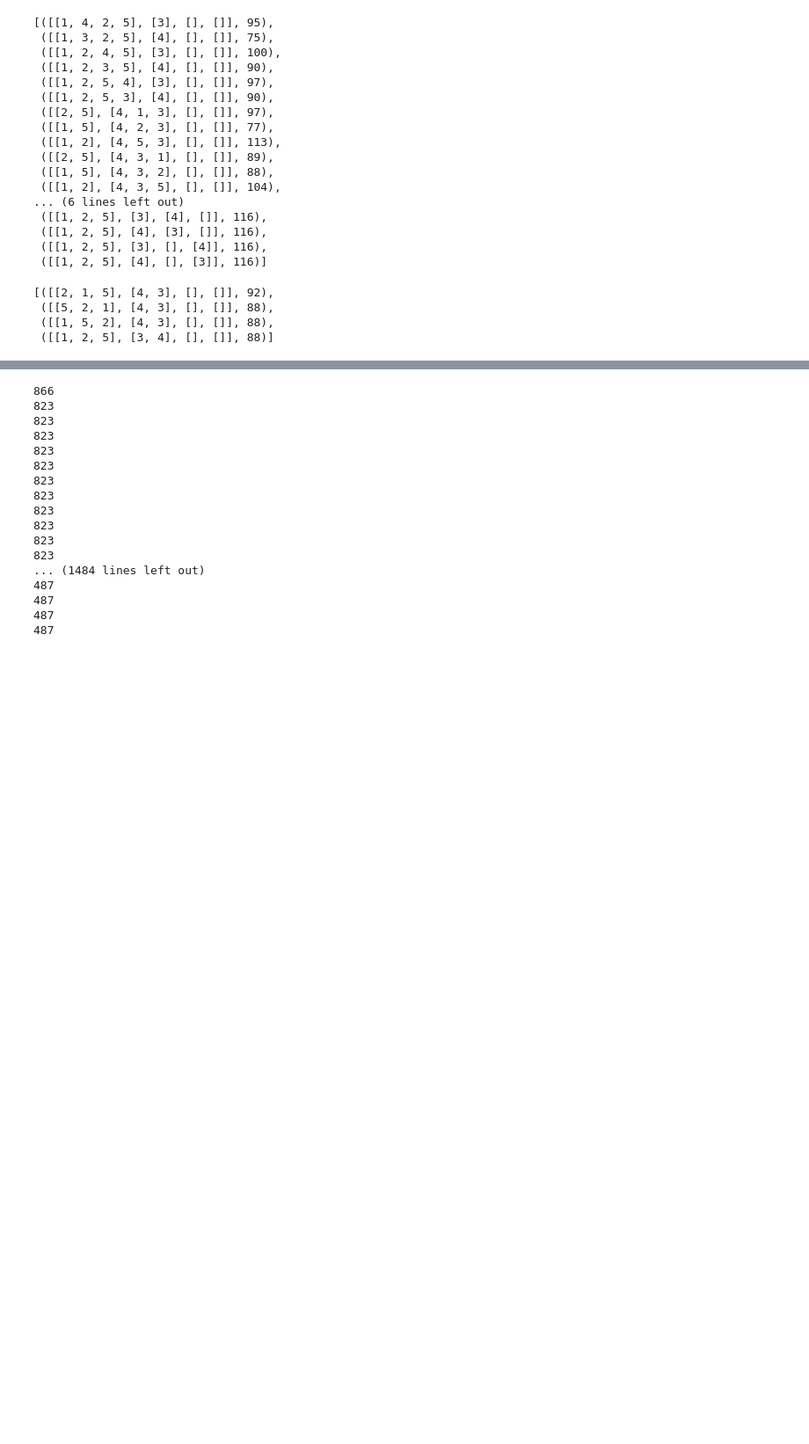
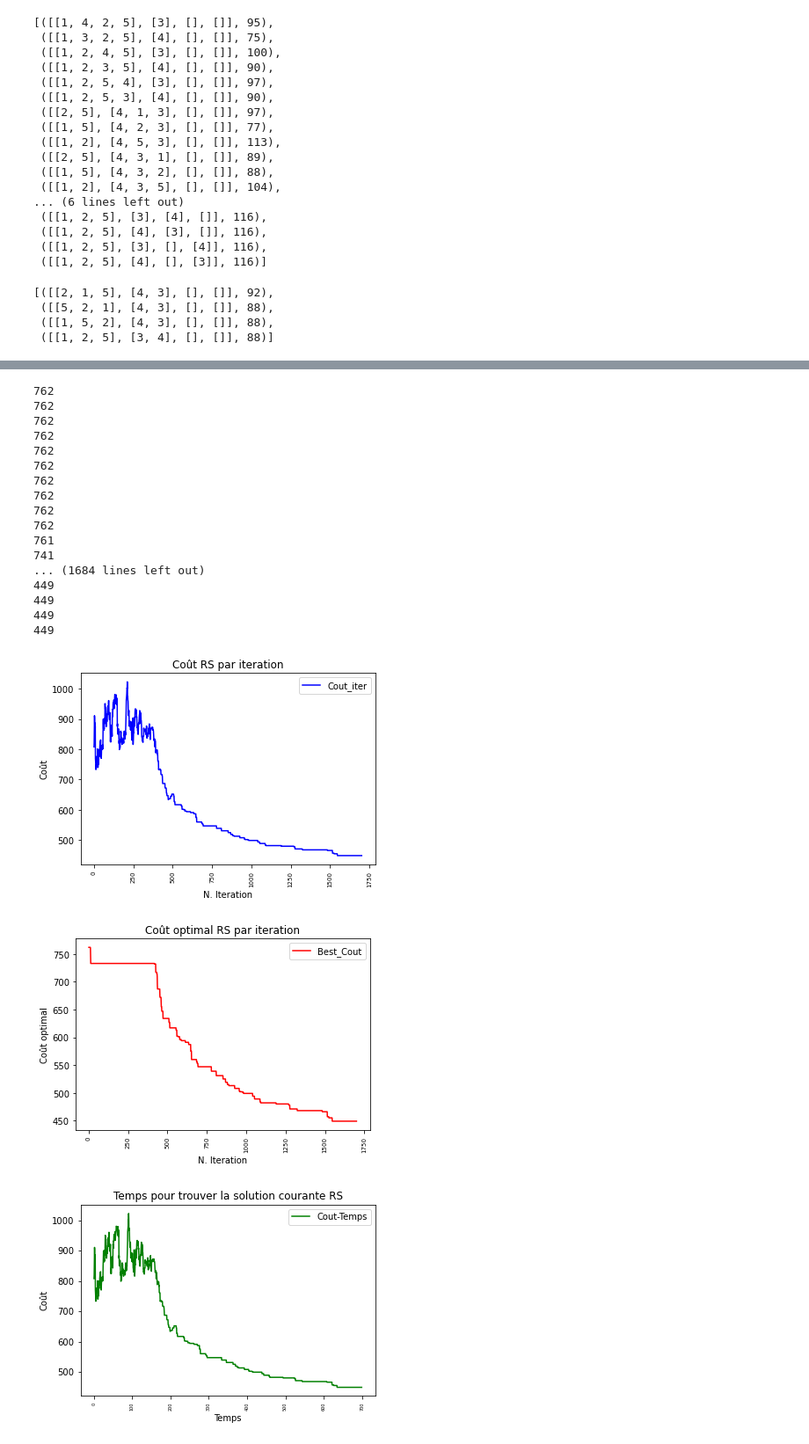
Before and after one commit to cedced19/ICO-fil-rouge, a Jupyter notebook: recuit/first-try.ipynb, the cells around one changed output, grey strips where cells are left out. Shown at 88% size. Drawn from its saved outputs; the diff is of its cells as text; code cells hidden in the pictures; blank space fills up the shorter version.

Commit message:
ajouter TB RS graphes

```diff
--- a/recuit/first-try.ipynb
+++ b/recuit/first-try.ipynb
@@ -434,22 +473,25 @@ matrice_example2 =  np.matrix([
      8, 12, 11, 19, 12, 9, 7, 14, 11, 15, 24, 27, 12, 0, 11, 10, 21, 22, 12, 10, 7, 6, 0]])
 # %%
 sol_example = [[3, 1, 8, 5, 7, 12, 10, 13, 42], [22, 2, 15, 11, 49, 16, 17, 39, 28, 29, 27, 33, 36, 38, 34, 23, 20, 21, 19, 26, 41, 32, 45, 14, 4, 6, 30, 35, 47, 43, 9, 40, 24, 50, 25, 51], [37], [48], [18], [31], [44], [46]]
-recuit(sol_example, matrice_example2, 18, 2000, 0.2, 100)
+recuit(sol_example, matrice_example2, 5, 2000, 0.2, 100)
 # %% [output]
-866
-823
-823
-823
-823
-823
-823
-823
-823
-823
-823
-823
-... (1484 lines left out)
-487
-487
-487
-487
+762
+762
+762
+762
+762
+762
+762
+762
+762
+762
+761
+741
+... (1684 lines left out)
+449
+449
+449
+449
+[figure, added]
+[figure, added]
+[figure, added]
```
Also changed, not shown: parts of 4 cells of this notebook, 1 other file.
